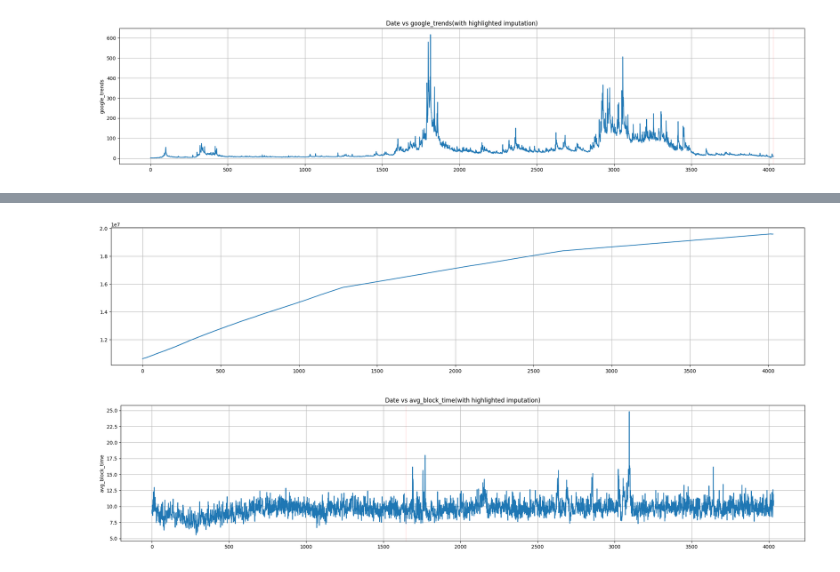
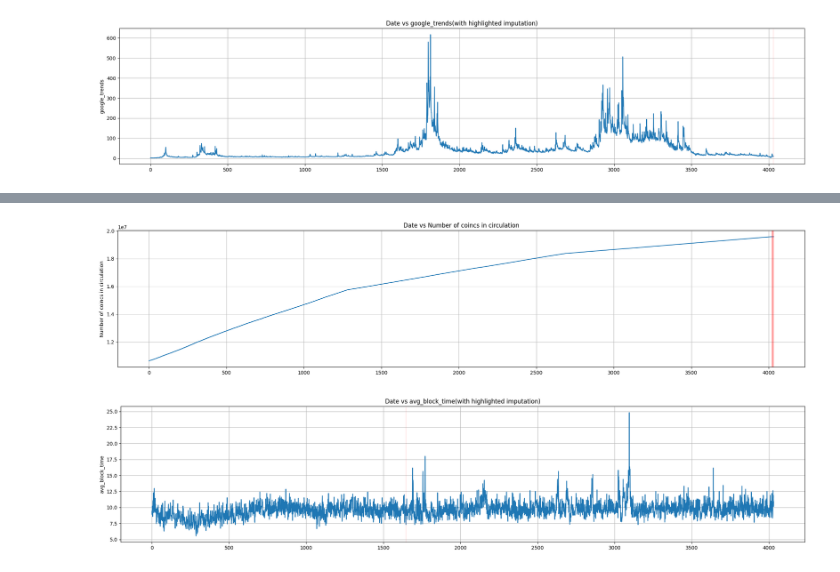
Before and after one commit to olegligorov/btc_price_prediction, a Jupyter notebook: 01_Web_Scraping.ipynb, the cells around one changed output, grey strips where cells are left out. Cells and saved outputs as stored; diff of their text form; code cells hidden in the pictures.

```diff
--- a/01_Web_Scraping.ipynb
+++ b/01_Web_Scraping.ipynb
@@ -432,7 +443,13 @@ final_df['miner_revenue'] = final_df['miner_revenue'].fillna(final_df['miner_rev
-# %%
-final_df['number_of_coins_in_circulation'] = final_df['number_of_coins_in_circulation'].fillna(final_df['number_of_coins_in_circulation'].rolling(40, min_periods=1).mean()).astype(float).plot(x=final_df['Date'],y='number_of_coins_in_circulation',figsize=(25,5),grid=True)
-# %% [output]
-[figure, removed]
+# %%
+final_df['number_of_coins_in_circulation'].fillna(final_df['number_of_coins_in_circulation'].rolling(14, min_periods=1).mean()).astype(float).plot(x=final_df['Date'],y='number_of_coins_in_circulation',figsize=(25,5),grid=True)
+for i in list(final_df.loc[pd.isna(final_df['number_of_coins_in_circulation']),:].index):
+    plt.axvline(x=i,color='r',alpha=0.1)
+plt.ylabel('Number of coincs in circulation')
+plt.title('Date vs Number of coincs in circulation')
+plt.show()
+final_df['number_of_coins_in_circulation'] = final_df['number_of_coins_in_circulation'].fillna(final_df['number_of_coins_in_circulation'].rolling(14, min_periods=1).mean())
+# %% [output]
+[figure, added]
 # %%
 final_df['avg_block_time'].fillna(final_df['avg_block_time'].rolling(7, min_periods=1).mean()).astype(float).plot(x=final_df['Date'],y='avg_block_time',figsize=(25,5),grid=True)
 for i in list(final_df.loc[pd.isna(final_df['avg_block_time']), :].index):
```
Also changed, not shown: parts of 8 cells of this notebook, 1 other file.
